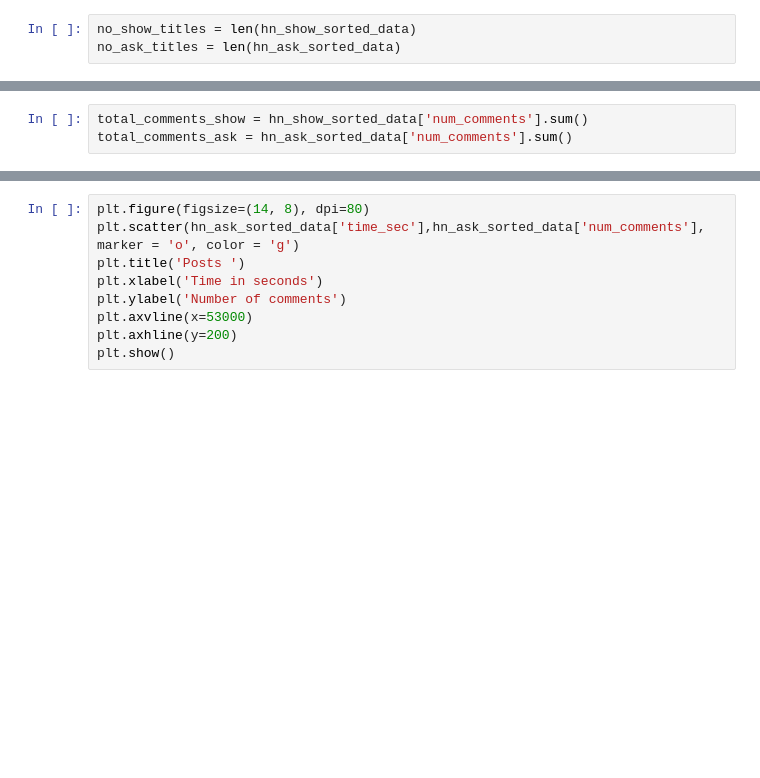
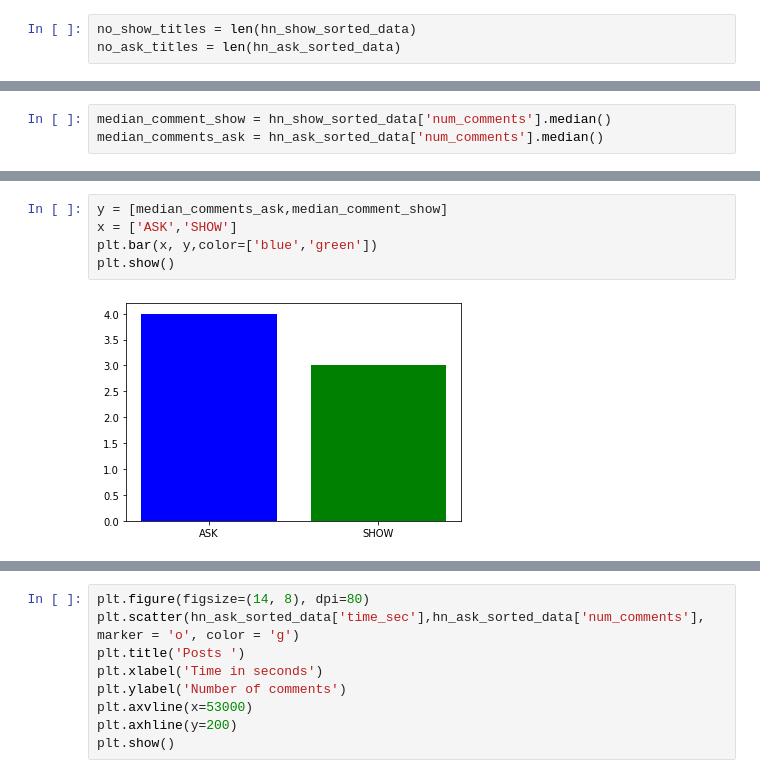
Before and after one commit to ndangalasinh/dataquest_hackernews_posts_analysis_1, a Jupyter notebook: hacker_news_analysis.ipynb, the cells around one changed output, grey strips where cells are left out. Drawn from its saved outputs; the diff is of its cells as text; blank space fills up the shorter version.

```diff
--- a/hacker_news_analysis.ipynb
+++ b/hacker_news_analysis.ipynb
@@ -190,3 +217,3 @@ no_ask_titles = len(hn_ask_sorted_data)
 # %%
-total_comments_show = hn_show_sorted_data['num_comments'].sum()
-total_comments_ask = hn_ask_sorted_data['num_comments'].sum()
+median_comment_show = hn_show_sorted_data['num_comments'].median()
+median_comments_ask = hn_ask_sorted_data['num_comments'].median()
@@ -225,0 +230,7 @@ plt.show()
+# %%
+y = [median_comments_ask,median_comment_show]
+x = ['ASK','SHOW']
+plt.bar(x, y,color=['blue','green'])
+plt.show()
+# %% [output]
+[figure, added]
```
Also changed, not shown: parts of 36 cells of this notebook.
